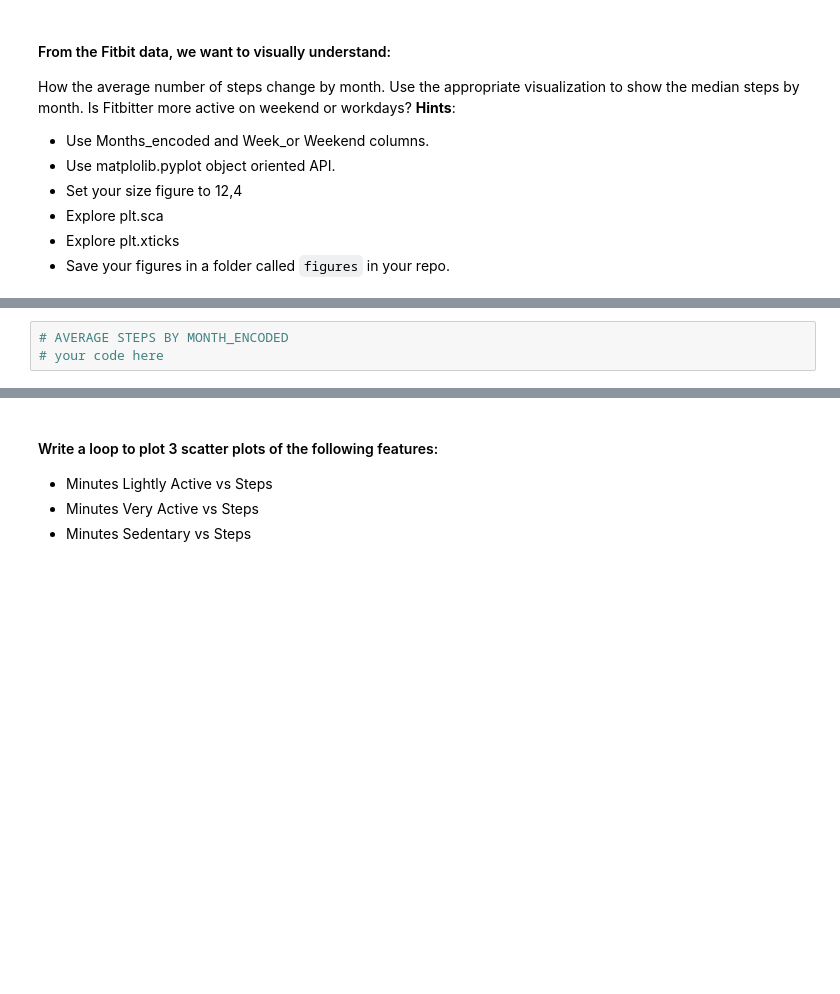
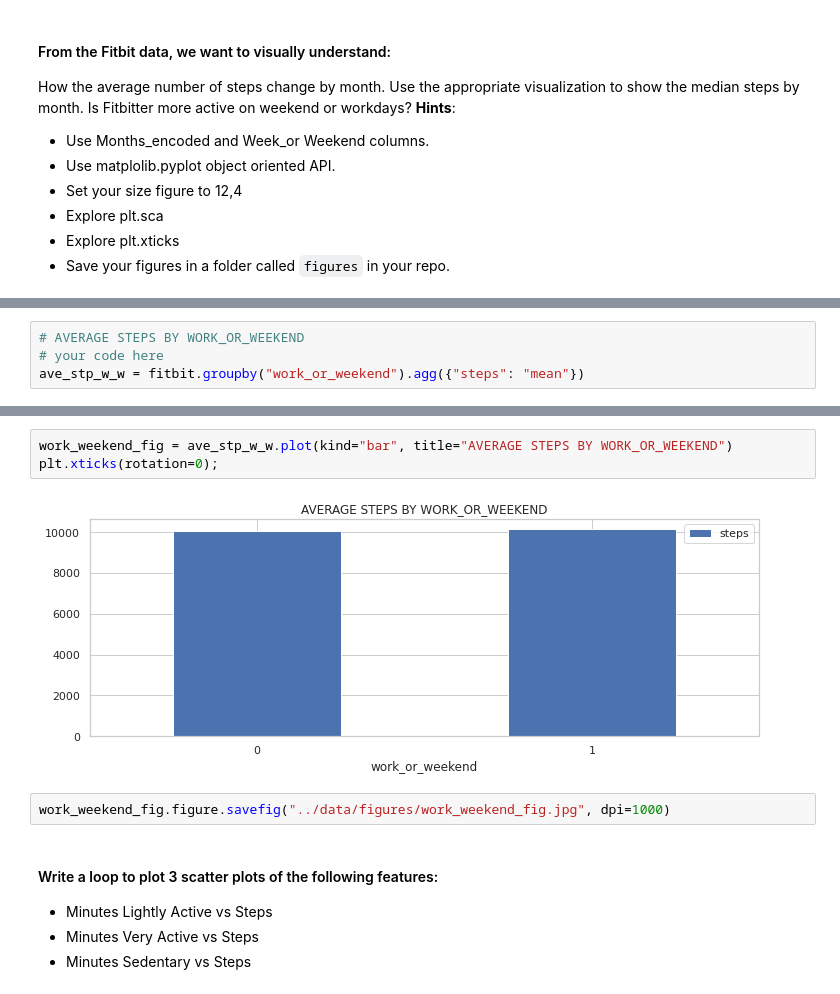
Before and after one commit to Ironhack-Data-Madrid-Enero-2022/lab-matplotlib-seaborn, a Jupyter notebook: your-code/main.ipynb, the cells around one changed output, grey strips where cells are left out. Drawn from its saved outputs; the diff is of its cells as text; blank space fills up the shorter version.

```diff
--- a/your-code/main.ipynb
+++ b/your-code/main.ipynb
@@ -28,3 +130,4 @@ How the average number of steps change by month. Use the appropriate visualizati
 # %%
-# AVERAGE STEPS BY MONTH_ENCODED
+# AVERAGE STEPS BY WORK_OR_WEEKEND
 # your code here
+ave_stp_w_w = fitbit.groupby("work_or_weekend").agg({"steps": "mean"})
@@ -34,3 +141,10 @@ How the average number of steps change by month. Use the appropriate visualizati
+# %%
+work_weekend_fig = ave_stp_w_w.plot(kind="bar", title="AVERAGE STEPS BY WORK_OR_WEEKEND")
+plt.xticks(rotation=0);
+# %% [output]
+[figure, added]
+# %%
+work_weekend_fig.figure.savefig("../data/figures/work_weekend_fig.jpg", dpi=1000)
 # %% [markdown]
 #### Write a loop to plot 3 scatter plots of the following features:
 
```
Also changed, not shown: parts of 21 cells of this notebook.
